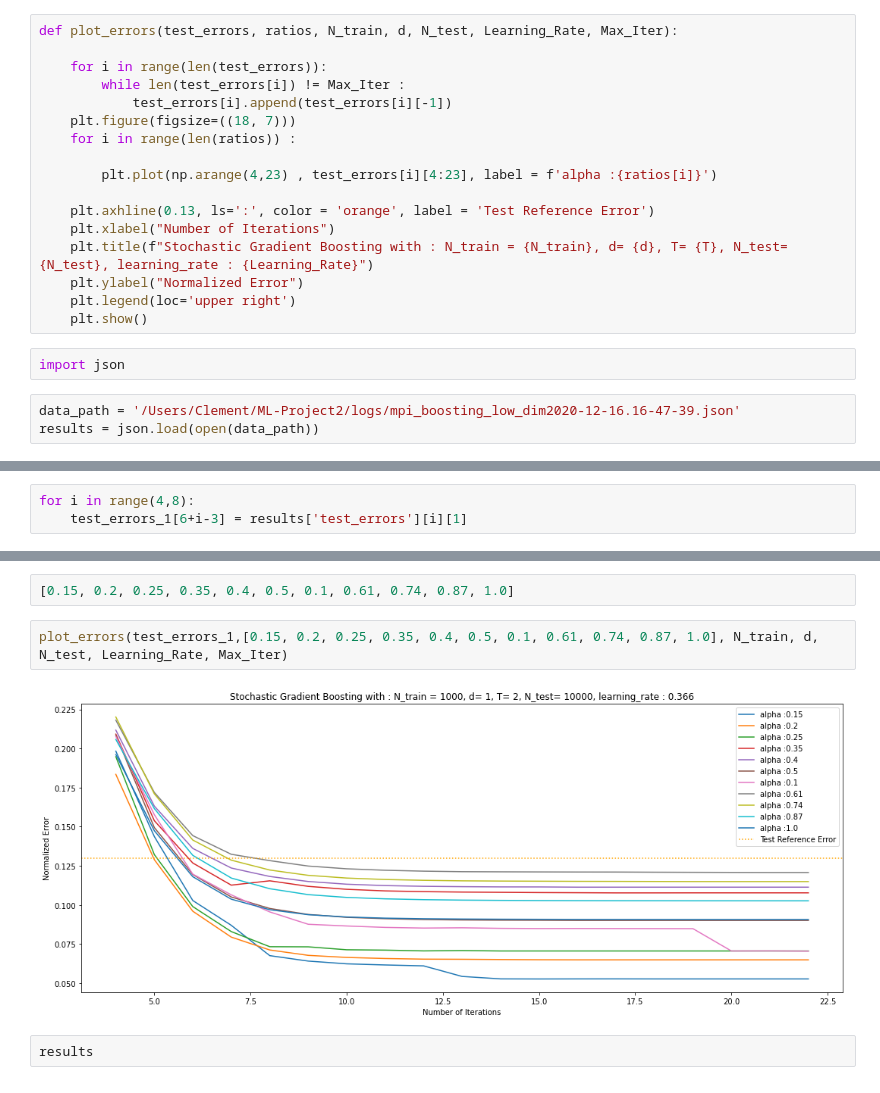
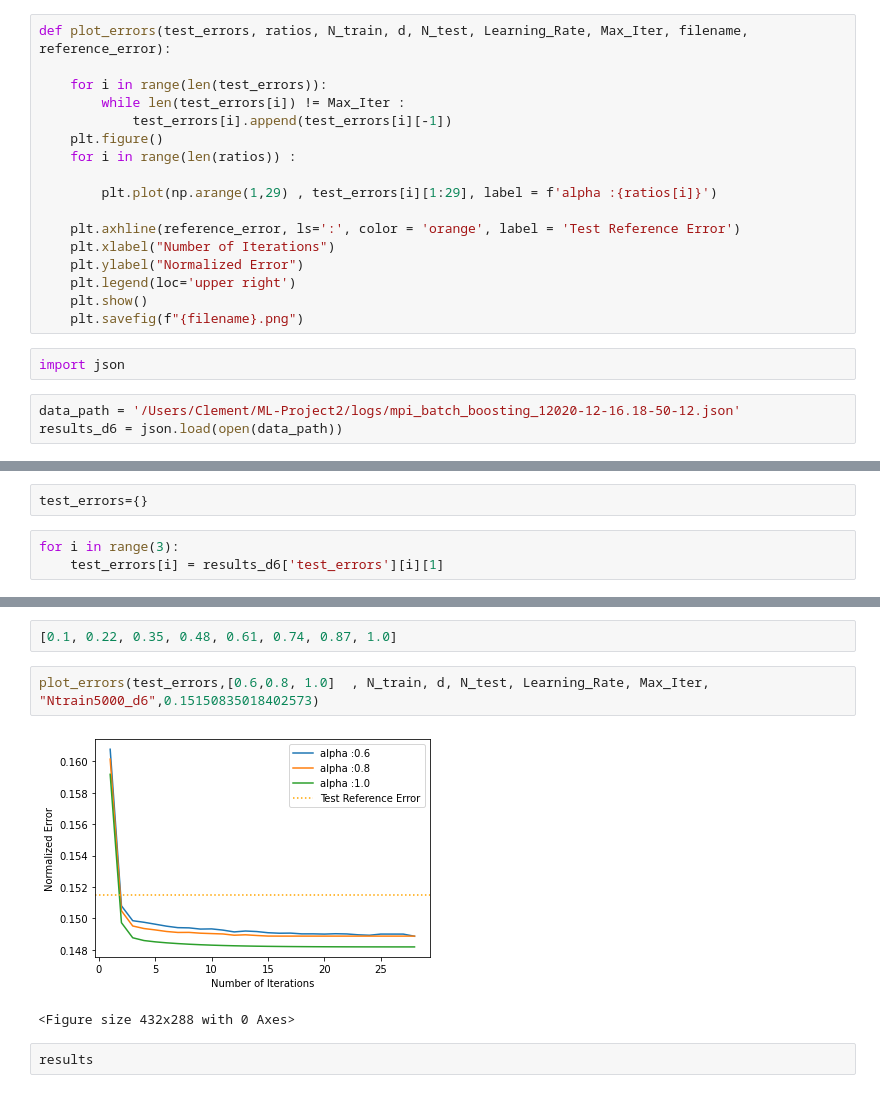
Before and after one commit to tlpss/ML-Project2, a Jupyter notebook: notebooks/#0008_Ensemble_Stochastic_Gradient_Boosting.ipynb, the cells around one changed output, grey strips where cells are left out. Saved outputs shown, nothing was run; the diff lists cells and outputs as text.

Commit message:
added plots

```diff
--- a/notebooks/#0008_Ensemble_Stochastic_Gradient_Boosting.ipynb
+++ b/notebooks/#0008_Ensemble_Stochastic_Gradient_Boosting.ipynb
@@ -352,24 +352,24 @@ def log_plot_errors(test_errors, ratios, N_train, d, N_test, Learning_Rate, Max_
     plt.legend(loc='upper right')
     plt.show()
 # %%
-def plot_errors(test_errors, ratios, N_train, d, N_test, Learning_Rate, Max_Iter):
+def plot_errors(test_errors, ratios, N_train, d, N_test, Learning_Rate, Max_Iter, filename, reference_error):
 
     for i in range(len(test_errors)):
         while len(test_errors[i]) != Max_Iter :
             test_errors[i].append(test_errors[i][-1])
-    plt.figure(figsize=((18, 7)))
+    plt.figure()
     for i in range(len(ratios)) :
 
-        plt.plot(np.arange(4,23) , test_errors[i][4:23], label = f'alpha :{ratios[i]}')
+        plt.plot(np.arange(1,29) , test_errors[i][1:29], label = f'alpha :{ratios[i]}')
 
-    plt.axhline(0.13, ls=':', color = 'orange', label = 'Test Reference Error')
+    plt.axhline(reference_error, ls=':', color = 'orange', label = 'Test Reference Error')
     plt.xlabel("Number of Iterations")
-    plt.title(f"Stochastic Gradient Boosting with : N_train = {N_train}, d= {d}, T= {T}, N_test= {N_test}, learning_rate : {Learning_Rate}")
     plt.ylabel("Normalized Error")
     plt.legend(loc='upper right')
     plt.show()
+    plt.savefig(f"{filename}.png")
 # %%
 import json
 # %%
-data_path = '/Users/Clement/ML-Project2/logs/mpi_boosting_low_dim2020-12-16.16-47-39.json'
-results = json.load(open(data_path))
+data_path = '/Users/Clement/ML-Project2/logs/mpi_batch_boosting_12020-12-16.18-50-12.json'
+results_d6 = json.load(open(data_path))
@@ -402,3 +376,5 @@ test_errors_1[6] = results['test_errors'][0][1]
+# %%
+test_errors={}
 # %%
-for i in range(4,8):
-    test_errors_1[6+i-3] = results['test_errors'][i][1]
+for i in range(3):
+    test_errors[i] = results_d6['test_errors'][i][1]
@@ -429,9 +405,10 @@ len(test_errors_1)
 # %%
-[0.15, 0.2, 0.25, 0.35, 0.4, 0.5, 0.1, 0.61, 0.74, 0.87, 1.0]
+[0.1, 0.22, 0.35, 0.48, 0.61, 0.74, 0.87, 1.0]
-# %%
-plot_errors(test_errors_1,[0.15, 0.2, 0.25, 0.35, 0.4, 0.5, 0.1, 0.61, 0.74, 0.87, 1.0], N_train, d, N_test, Learning_Rate, Max_Iter)
-# %% [output]
-[figure, removed]
+# %%
+plot_errors(test_errors,[0.6,0.8, 1.0]  , N_train, d, N_test, Learning_Rate, Max_Iter, "Ntrain5000_d6",0.15150835018402573)
+# %% [output]
+[figure, added]
+<Figure size 432x288 with 0 Axes>
 # %%
 results
 # %% [output]
```
Also changed, not shown: parts of 6 cells of this notebook.
